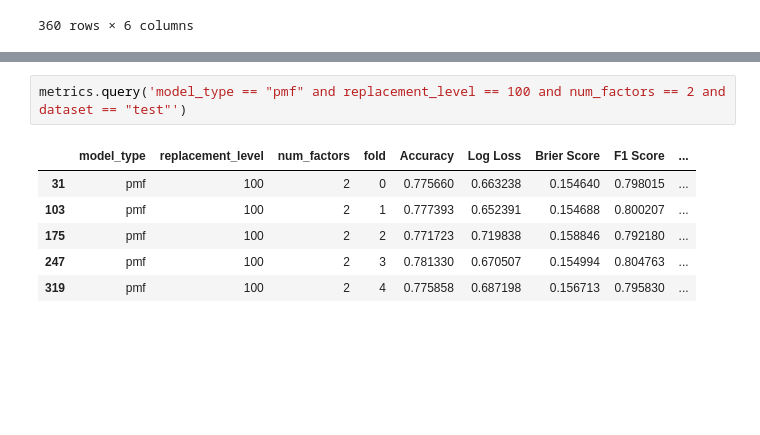
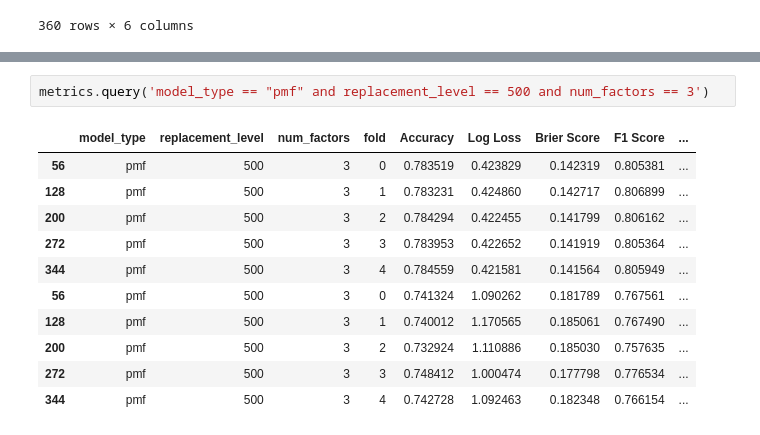
Before and after one commit to baronet2/boulder2vec, a Jupyter notebook: eval.ipynb, the cells around one changed output, grey strips where cells are left out. Drawn from its saved outputs; the diff is of its cells as text; blank space fills up the shorter version.

```diff
--- a/eval.ipynb
+++ b/eval.ipynb
@@ -67,9 +92,14 @@ results
 # %%
-metrics.query('model_type == "pmf" and replacement_level == 100 and num_factors == 2 and dataset == "test"')
+metrics.query('model_type == "pmf" and replacement_level == 500 and num_factors == 3')
 # %% [output]
 |  | model_type | replacement_level | num_factors | fold | Accuracy | Log Loss | Brier Score | F1 Score | ... |
-| 31 | pmf | 100 | 2 | 0 | 0.775660 | 0.663238 | 0.154640 | 0.798015 | ... |
-| 103 | pmf | 100 | 2 | 1 | 0.777393 | 0.652391 | 0.154688 | 0.800207 | ... |
-| 175 | pmf | 100 | 2 | 2 | 0.771723 | 0.719838 | 0.158846 | 0.792180 | ... |
-| 247 | pmf | 100 | 2 | 3 | 0.781330 | 0.670507 | 0.154994 | 0.804763 | ... |
-| 319 | pmf | 100 | 2 | 4 | 0.775858 | 0.687198 | 0.156713 | 0.795830 | ... |
+| 56 | pmf | 500 | 3 | 0 | 0.783519 | 0.423829 | 0.142319 | 0.805381 | ... |
+| 128 | pmf | 500 | 3 | 1 | 0.783231 | 0.424860 | 0.142717 | 0.806899 | ... |
+| 200 | pmf | 500 | 3 | 2 | 0.784294 | 0.422455 | 0.141799 | 0.806162 | ... |
+| 272 | pmf | 500 | 3 | 3 | 0.783953 | 0.422652 | 0.141919 | 0.805364 | ... |
+| 344 | pmf | 500 | 3 | 4 | 0.784559 | 0.421581 | 0.141564 | 0.805949 | ... |
+| 56 | pmf | 500 | 3 | 0 | 0.741324 | 1.090262 | 0.181789 | 0.767561 | ... |
+| 128 | pmf | 500 | 3 | 1 | 0.740012 | 1.170565 | 0.185061 | 0.767490 | ... |
+| 200 | pmf | 500 | 3 | 2 | 0.732924 | 1.110886 | 0.185030 | 0.757635 | ... |
+| 272 | pmf | 500 | 3 | 3 | 0.748412 | 1.000474 | 0.177798 | 0.776534 | ... |
+| 344 | pmf | 500 | 3 | 4 | 0.742728 | 1.092463 | 0.182348 | 0.766154 | ... |
```
Also changed, not shown: parts of 4 cells of this notebook.
